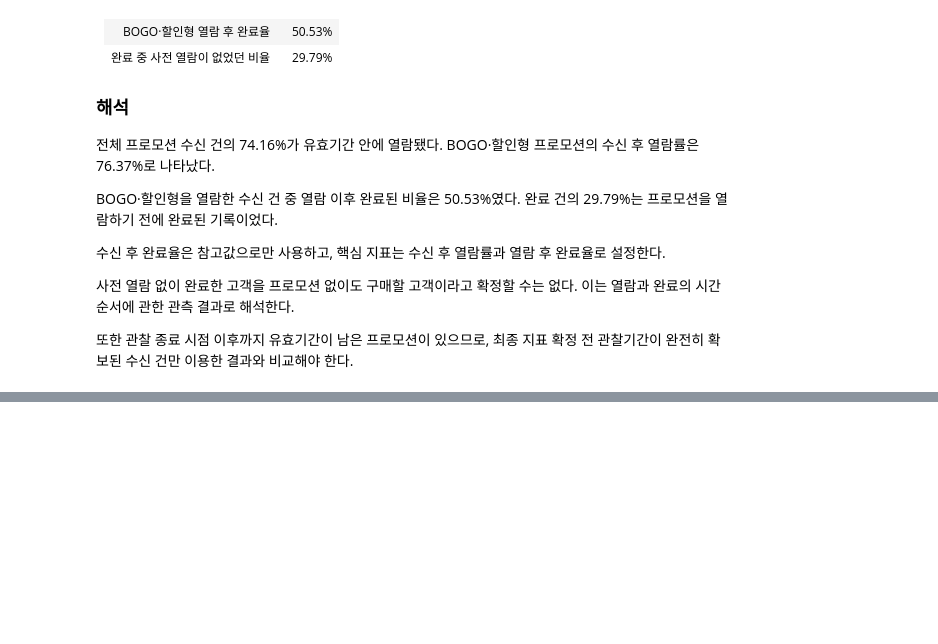
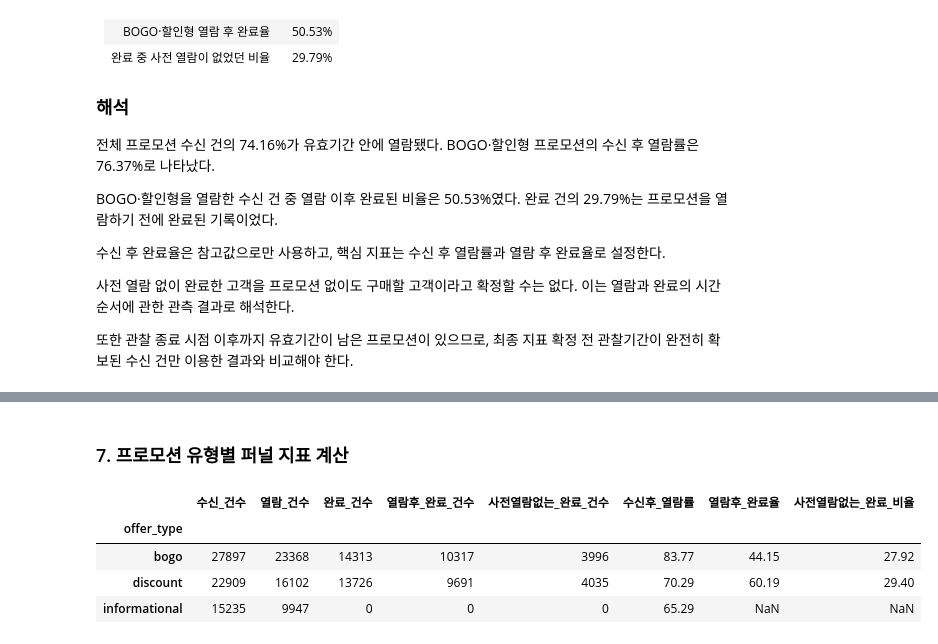
Before and after one commit to ysy3046/starbucks_dashboard, a Jupyter notebook: 03_metric_map.ipynb, the cells around one changed output, grey strips where cells are left out. Cells and saved outputs as stored; diff of their text form; code cells hidden in the pictures; blank space fills up the shorter version.

```diff
--- a/03_metric_map.ipynb
+++ b/03_metric_map.ipynb
@@ -523,0 +708,69 @@ BOGO·할인형을 열람한 수신 건 중 열람 이후 완료된 비율은 50
+# %% [markdown]
+### 7. 프로모션 유형별 퍼널 지표 계산
+# %%
+import numpy as np
+
+# 7. 프로모션 유형별 퍼널 지표 계산
+offer_type_summary = (
+    fully_observed
+    .groupby("offer_type")
+    .agg(
+        수신_건수=("offer_id", "size"),
+        열람_건수=("viewed", "sum"),
+        완료_건수=("completed", "sum"),
+        열람후_완료_건수=("viewed_before_completed", "sum"),
+        사전열람없는_완료_건수=(
+            "completed_without_prior_view",
+            "sum"
+        )
+    )
+)
+
+offer_type_summary["수신후_열람률"] = (
+    offer_type_summary["열람_건수"]
+    / offer_type_summary["수신_건수"]
+    * 100
+)
+
+# informational은 완료율 적용 대상이 아니므로 NaN 처리
+incentive_type = offer_type_summary.index.isin(
+    ["bogo", "discount"]
+)
+
+offer_type_summary["열람후_완료율"] = np.where(
+    incentive_type,
+    (
+        offer_type_summary["열람후_완료_건수"]
+        / offer_type_summary["열람_건수"]
+        * 100
+    ),
+    np.nan
+)
+
+offer_type_summary["사전열람없는_완료_비율"] = np.where(
+    incentive_type,
+    (
+        offer_type_summary["사전열람없는_완료_건수"]
+        / offer_type_summary["완료_건수"]
+        * 100
+    ),
+    np.nan
+)
+
+rate_columns = [
+    "수신후_열람률",
+    "열람후_완료율",
+    "사전열람없는_완료_비율"
+]
+
+offer_type_summary[rate_columns] = (
+    offer_type_summary[rate_columns].round(2)
+)
+
+display(offer_type_summary)
+# %% [output]
+|  | 수신_건수 | 열람_건수 | 완료_건수 | 열람후_완료_건수 | 사전열람없는_완료_건수 | 수신후_열람률 | 열람후_완료율 | 사전열람없는_완료_비율 |
+| offer_type |  |  |  |  |  |  |  |  |
+| bogo | 27897 | 23368 | 14313 | 10317 | 3996 | 83.77 | 44.15 | 27.92 |
+| discount | 22909 | 16102 | 13726 | 9691 | 4035 | 70.29 | 60.19 | 29.40 |
+| informational | 15235 | 9947 | 0 | 0 | 0 | 65.29 | NaN | NaN |
```
Also changed, not shown: parts of 14 cells of this notebook.
